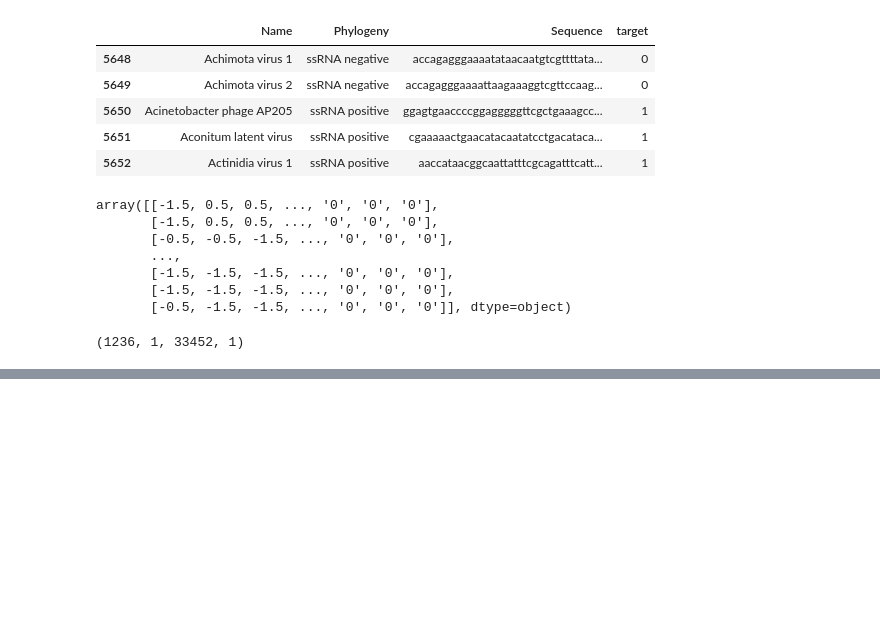
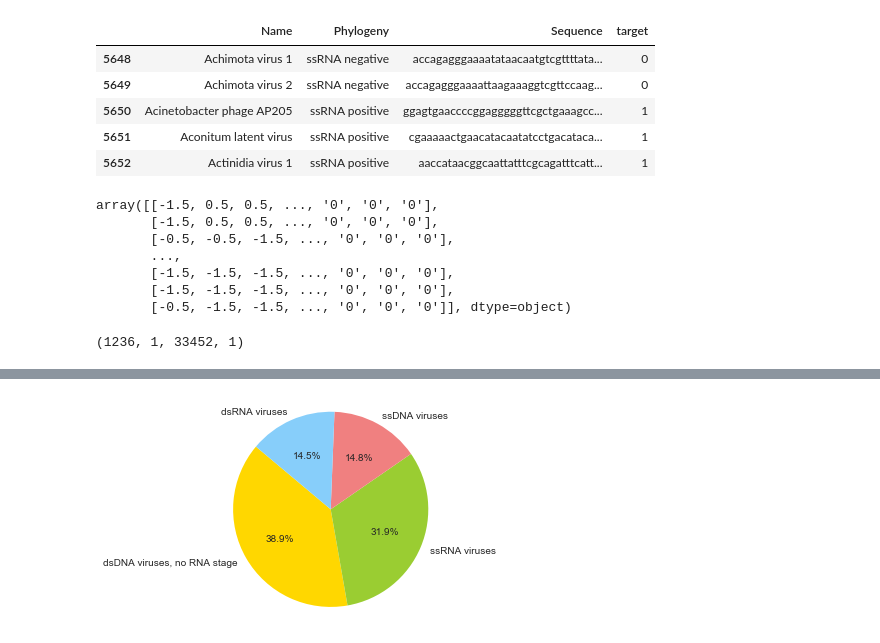
Before and after one commit to qdupupet/Viral-Genomes, a Jupyter notebook: Viral Genomes.ipynb, the cells around one changed output, grey strips where cells are left out. Cells and saved outputs as stored; diff of their text form; code cells hidden in the pictures; blank space fills up the shorter version.

```diff
--- a/Viral Genomes.ipynb
+++ b/Viral Genomes.ipynb
@@ -437,0 +560,10 @@ Epoch 10/10
+# %%
+# Get the full genomes for the virus classifications above
+genomes_01 = genomes.loc[genomes['Classification'] == 'ssDNA viruses'][['Name', 'Sequence', 'SequenceType',
+                                                                        'Classification']]
+genomes_02 = genomes.loc[genomes['Classification'] == 'ssRNA viruses'][['Name', 'Sequence', 'SequenceType',
+                                                                        'Classification']]
+genomes_03 = genomes.loc[genomes['Classification'] == 'dsDNA viruses, no RNA stage'][['Name', 'Sequence',
+                                                                                      'SequenceType', 'Classification']]
+genomes_04 = genomes.loc[genomes['Classification'] == 'dsRNA viruses'][['Name', 'Sequence', 'SequenceType',
+                                                                        'Classification']]
@@ -437,0 +573,4 @@ Epoch 10/10
+# %%
+# Create a dataframe including only the four most common classifications, and set the target as one-hot encoded classifications
+genomes_5 = pd.concat([genomes_01, genomes_02, genomes_03, genomes_04], ignore_index = True)
+genomes_5.head()
@@ -437,0 +584,14 @@ Epoch 10/10
+# %%
+# Take a quick look at the distribution of these 4 classifications
+
+# Turn classifications and their counts into lists
+classifications_5 = [item[0] for item in list(genomes_5['Classification'].value_counts().items())]
+class_counts_5 = [item[1] for item in list(genomes_5['Classification'].value_counts().items())]
+
+#Plot the pie
+plt.pie(class_counts_5, labels=classifications_5, colors=['gold', 'yellowgreen', 'lightcoral', 'lightskyblue'],
+        autopct='%1.1f%%', startangle=140)
+ plt.axis('equal')
+None
+# %% [output]
+[figure, added]
```
Also changed, not shown: parts of 35 cells of this notebook.
